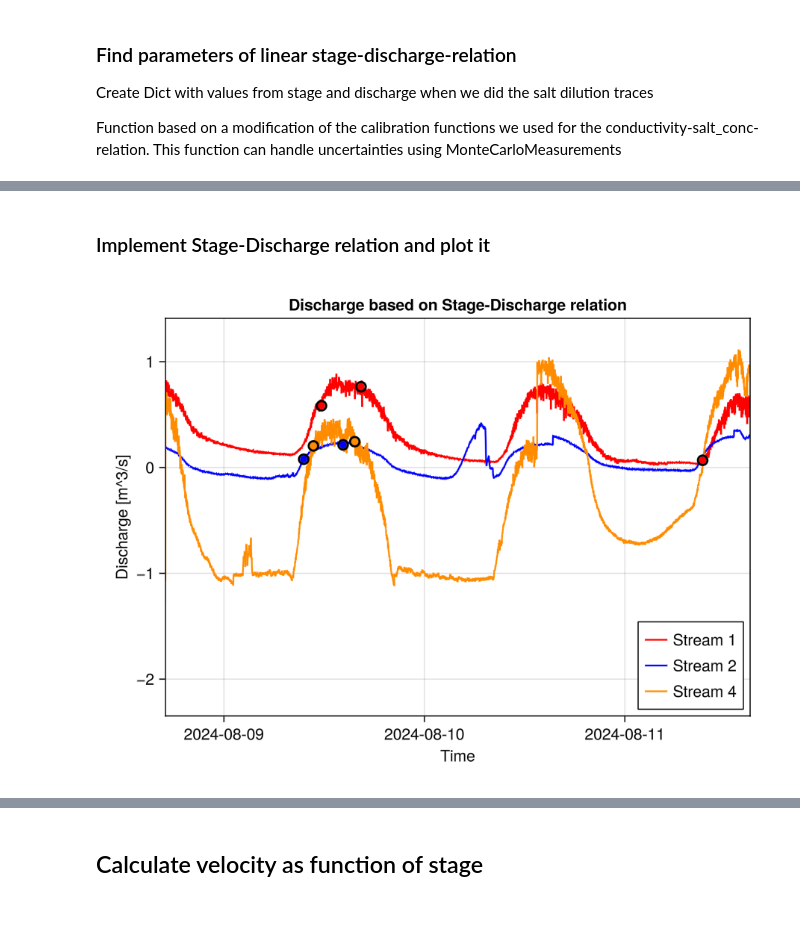
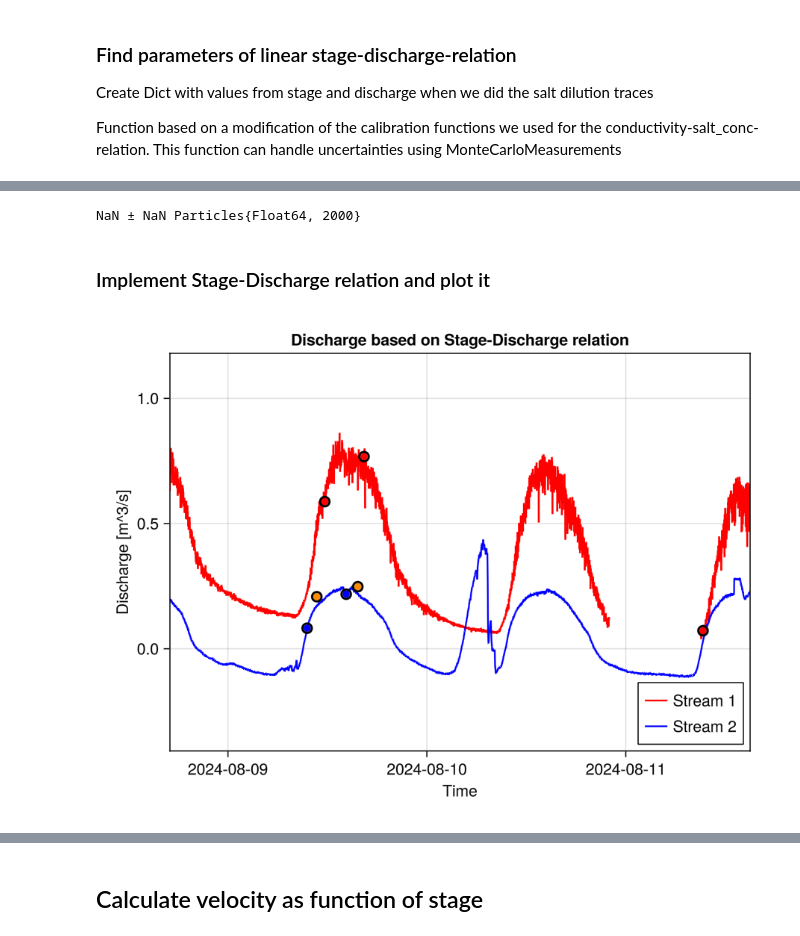
Before and after one commit to cherold01/SupraglacialStreamsAletsch, a Jupyter notebook: notebooks/5_further_work-uncertainties.ipynb, the cells around one changed output, grey strips where cells are left out. Saved outputs shown, nothing was run; the diff lists cells and outputs as text; code cells hidden in the pictures.

```diff
--- a/notebooks/5_further_work-uncertainties.ipynb
+++ b/notebooks/5_further_work-uncertainties.ipynb
@@ -269,7 +293,7 @@ traces = sort(traces, :loc)
 #variables as values
 
 #specific helper functions
-function Qvalue(streamx, i) #read discharge value from dataframe traces
+function Qvalue(streamx, i) #read discharge value (Q2) from dataframe traces
     Q = traces.Q2[traces.loc .== streamx][i]
     return Q
 end
@@ -284,10 +308,13 @@ function rounddt_streamx(streamx) #extracts all t_inj from measurements from one
     end
     return t
 end
-rounddt_streamx(4)[1]
 
-function svalue(dictname, streamx, i) #read stage value from the sq dicts
-    s = dictname[:s][dictname[:t] .== rounddt_streamx(streamx)[i]]
+function svalue(dictname, streamx, i) #read average stage value of the time t_inj until 5 mins later from the sq dicts. input dictname, stream number, i = i'th measurement of that stream
+    s_temp = 0 ± 0
+    for j in [0, 1, 2, 4, 5]
+        s_temp = s_temp + dictname[:s][dictname[:t] .== (rounddt_streamx(streamx)[i] + Minute(j))][1]
+    end
+    s = s_temp / 5
     return s
 end
 
@@ -494,35 +469,42 @@ Dict{Any, Any} with 3 entries:
+# %%
+pstd(sq1[:q])
+# %% [output]
+NaN ± NaN Particles{Float64, 2000}
 # %% [markdown]
 ### Implement Stage-Discharge relation and plot it
 # %%
 #plot discharge and measured discharges
 
 Makie.inline!(false)
 #apply paramaters from stage-discharge relation to the dicts with the stage
 sq1[:q] = sd_rel_fn_param[554][1] .+ sd_rel_fn_param[554][2].*sq1[:s] #discharge of 554 aka stream 1
 sq2[:q] = sd_rel_fn_param[530][1] .+ sd_rel_fn_param[530][2].*sq2[:s] #530
 sq4[:q] = sd_rel_fn_param[958][1] .+ sd_rel_fn_param[958][2].*sq4[:s] #958
 
 
 fig = Figure()
 colors = [:red, :blue, :green, :darkorange, :pink]
 ax = Axis(fig[1,1], title = "Discharge based on Stage-Discharge relation", xlabel = "Time", ylabel = "Discharge [m^3/s]")
 lines!(ax, sq1[:t], sq1[:q], label = "Stream 1", color = colors[1])
 lines!(ax, sq2[:t], sq2[:q], label = "Stream 2", color = colors[2])
-lines!(ax, sq4[:t], sq4[:q], label = "Stream 4", color = colors[4])
+
+#lines!(ax, sq4[:t], sq4[:q], label = "Stream 4", color = colors[4])
+
+band!(ax, x, y_mean .- y_std, y_mean .+ y_std, color=:blue, transparency=true, alpha=0.2, label="Uncertainty")
 
 for i in keys(qsv) #keys are datetime, column 2 is discharge
     if qsv[i][1] != 3.0 && qsv[i][1] != 5.0 #dont show points from streams 3 and 5 (aka 1upper)
         scatter!(i, qsv[i][2], color = colors[Int(qsv[i][1])], strokecolor = :black, strokewidth = 2) #or color = lightcolors[Int(qsv[i][1])]
     end
 end
 
 
 xmin = DateTime(2024, 8, 8, 17, 00, 0)
 xmax = DateTime(2024, 8, 11, 15, 00, 0)
 xlims!(ax, xmin, xmax)
 #ylims!(ax, 9.5, 10)
 
 axislegend(ax, position = :rb)
 fig
 # %% [output]
-[figure, old version]
+[figure, new version]
```
Also changed, not shown: parts of 11 cells of this notebook, 2 other files.
